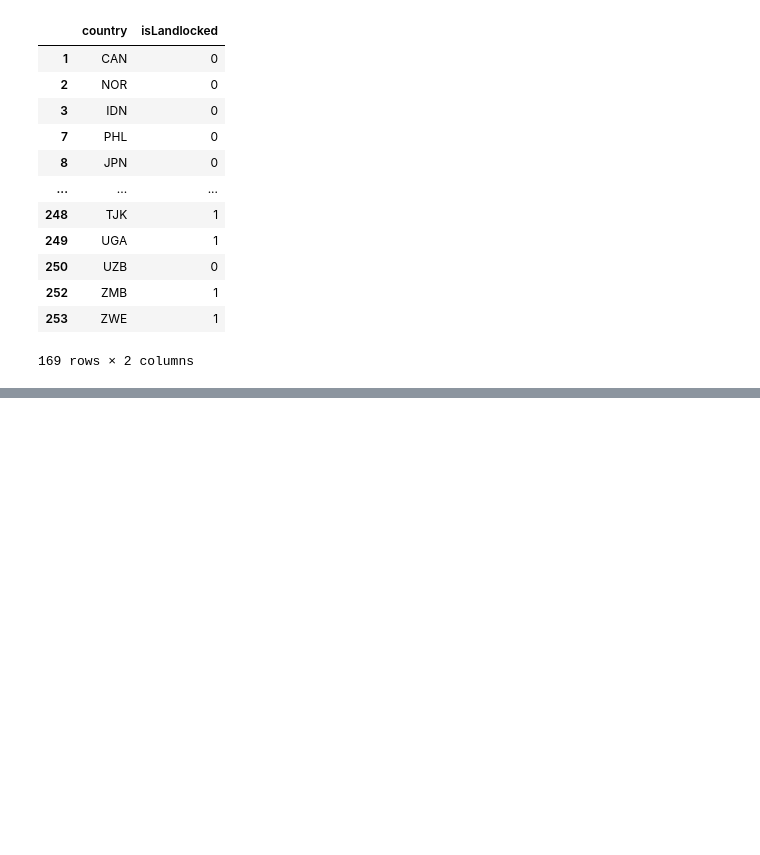
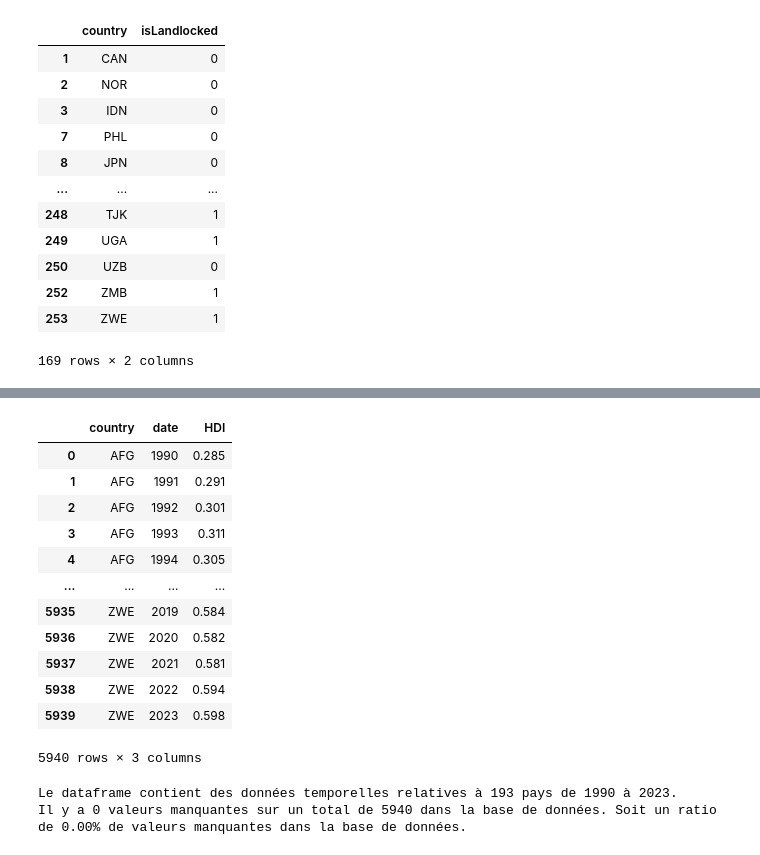
Before and after one commit to nile2304/Data-Science-Project-ENSAE, a Jupyter notebook: main.ipynb, the cells around one changed output, grey strips where cells are left out. Cells and saved outputs as stored; diff of their text form; code cells hidden in the pictures; blank space fills up the shorter version.

```diff
--- a/main.ipynb
+++ b/main.ipynb
@@ -697,0 +717,23 @@ dv.visualize_landlocked_countries(validLandlockedData)
+# %%
+hdiAnalyzer = da.HDIDataAnalyzer(HDI_data=HDI_data)
+HDI_cleaned = hdiAnalyzer.clean_data()
+HDI_cleaned
+# %% [output]
+|  | country | date | HDI |
+| 0 | AFG | 1990 | 0.285 |
+| 1 | AFG | 1991 | 0.291 |
+| 2 | AFG | 1992 | 0.301 |
+| 3 | AFG | 1993 | 0.311 |
+| 4 | AFG | 1994 | 0.305 |
+| ... | ... | ... | ... |
+| 5935 | ZWE | 2019 | 0.584 |
+| 5936 | ZWE | 2020 | 0.582 |
+| 5937 | ZWE | 2021 | 0.581 |
+| 5938 | ZWE | 2022 | 0.594 |
+| 5939 | ZWE | 2023 | 0.598 |
+5940 rows × 3 columns
+# %%
+da.check_missing_values(HDI_cleaned,"HDI")
+# %% [output]
+Le dataframe contient des données temporelles relatives à 193 pays de 1990 à 2023.
+Il y a 0 valeurs manquantes sur un total de 5940 dans la base de données. Soit un ratio de 0.00% de valeurs manquantes dans la base de données.
```
Also changed, not shown: parts of 34 cells of this notebook, 2 other files.
